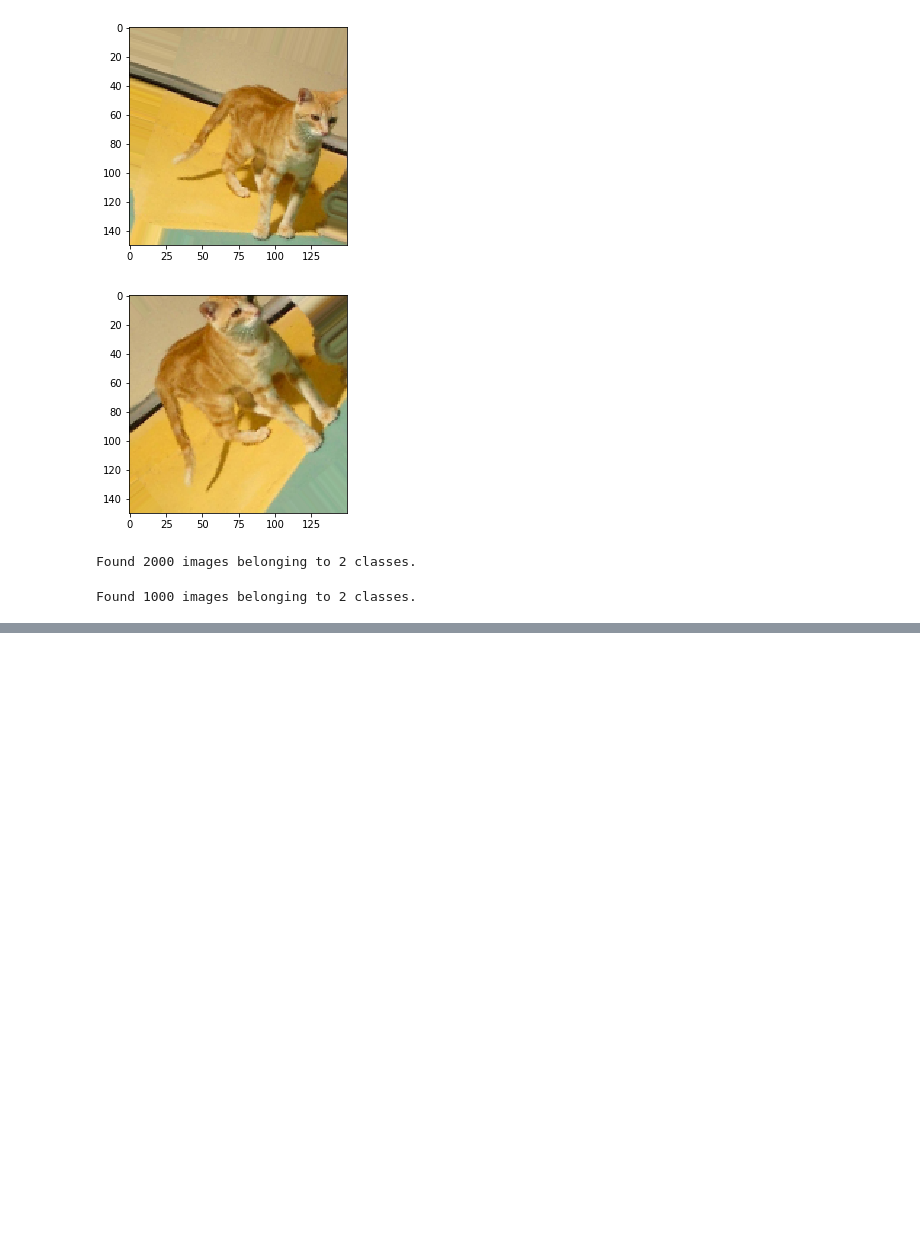
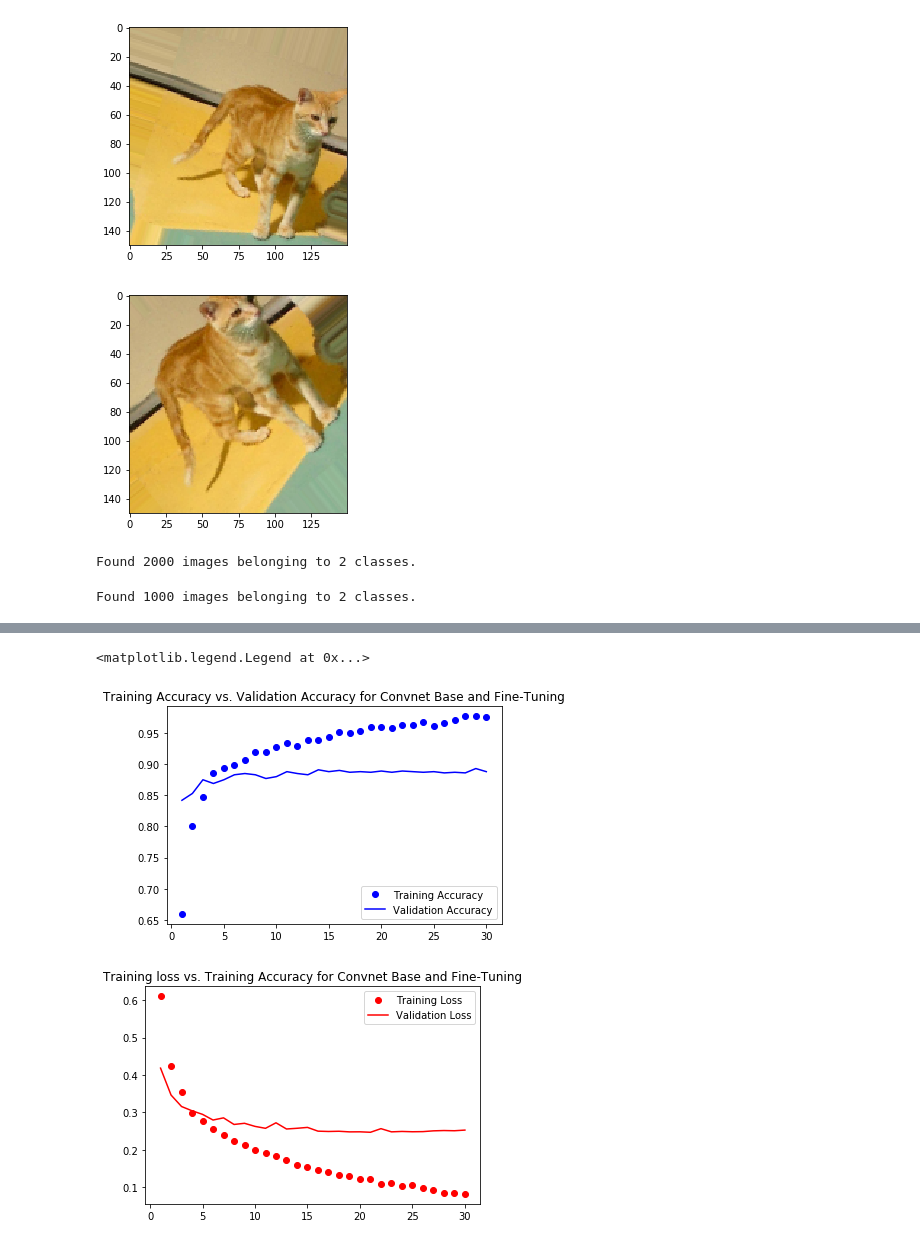
Before and after one commit to prwlnght/ml-tidbits, a Jupyter notebook: keras_book_review/s_cats_dogs.ipynb, the cells around one changed output, grey strips where cells are left out. Drawn from its saved outputs; the diff is of its cells as text; code cells hidden in the pictures; blank space fills up the shorter version.

Commit message:
retraining on frozen layers is done

```diff
--- a/keras_book_review/s_cats_dogs.ipynb
+++ b/keras_book_review/s_cats_dogs.ipynb
@@ -211,0 +275,7 @@ plt.show()
+# %%
+train_features, train_labels = extract_features(train_dir, 2000)
+validation_features, validation_labels = extract_features(validation_dir, 1000)
+test_features, test_labels = extract_features(test_dir, 1000)
+train_features = np.reshape(train_features, (2000, 4*4*512))
+validation_features = np.reshape(validation_features, (1000, 4*4*512))
+test_features = np.reshape(test_features, (1000, 4*4*512))
@@ -211,0 +291,14 @@ plt.show()
+# %%
+#build model
+def build_model():
+    model = models.Sequential()
+    model.add(layers.Dense(256, activation='relu', input_dim=4*4*512))
+    model.add(layers.Dropout(0.5))
+    model.add(layers.Dense(1, activation='sigmoid'))
+
+    model.compile(optimizer = optimizers.RMSprop(lr=2e-5),
+                 loss = 'binary_crossentropy',
+                 metrics = ['acc'])
+    return model
+# %%
+model_with_convbase = build_model()
@@ -211,0 +321,2 @@ plt.show()
+# %%
+history_with_convbase = model_with_convbase.fit(train_features, train_labels, epochs=30, batch_size=20, validation_data=(validation_features, validation_labels))
@@ -211,0 +341,21 @@ plt.show()
+# %%
+#plots
+acc = history_with_convbase.history['acc']
+val_acc = history_with_convbase.history['val_acc']
+loss = history_with_convbase.history['loss']
+val_loss = history_with_convbase.history['val_loss']
+xs = range(1, 30+1)
+plt.plot(xs, acc, 'bo', label='Training Accuracy')
+plt.plot(xs, val_acc, 'b-', label = 'Validation Accuracy')
+plt.title('Training Accuracy vs. Validation Accuracy for Convnet Base and Fine-Tuning')
+plt.legend()
+
+plt.figure()
+plt.plot(xs, loss, 'ro', label='Training Loss')
+plt.plot(xs, val_loss, 'r-', label='Validation Loss')
+plt.title('Training loss vs. Training Accuracy for Convnet Base and Fine-Tuning')
+plt.legend()
+# %% [output]
+<matplotlib.legend.Legend at 0x...>
+[figure, added]
+[figure, added]
```
Also changed, not shown: parts of 19 cells of this notebook, 2 other files.
